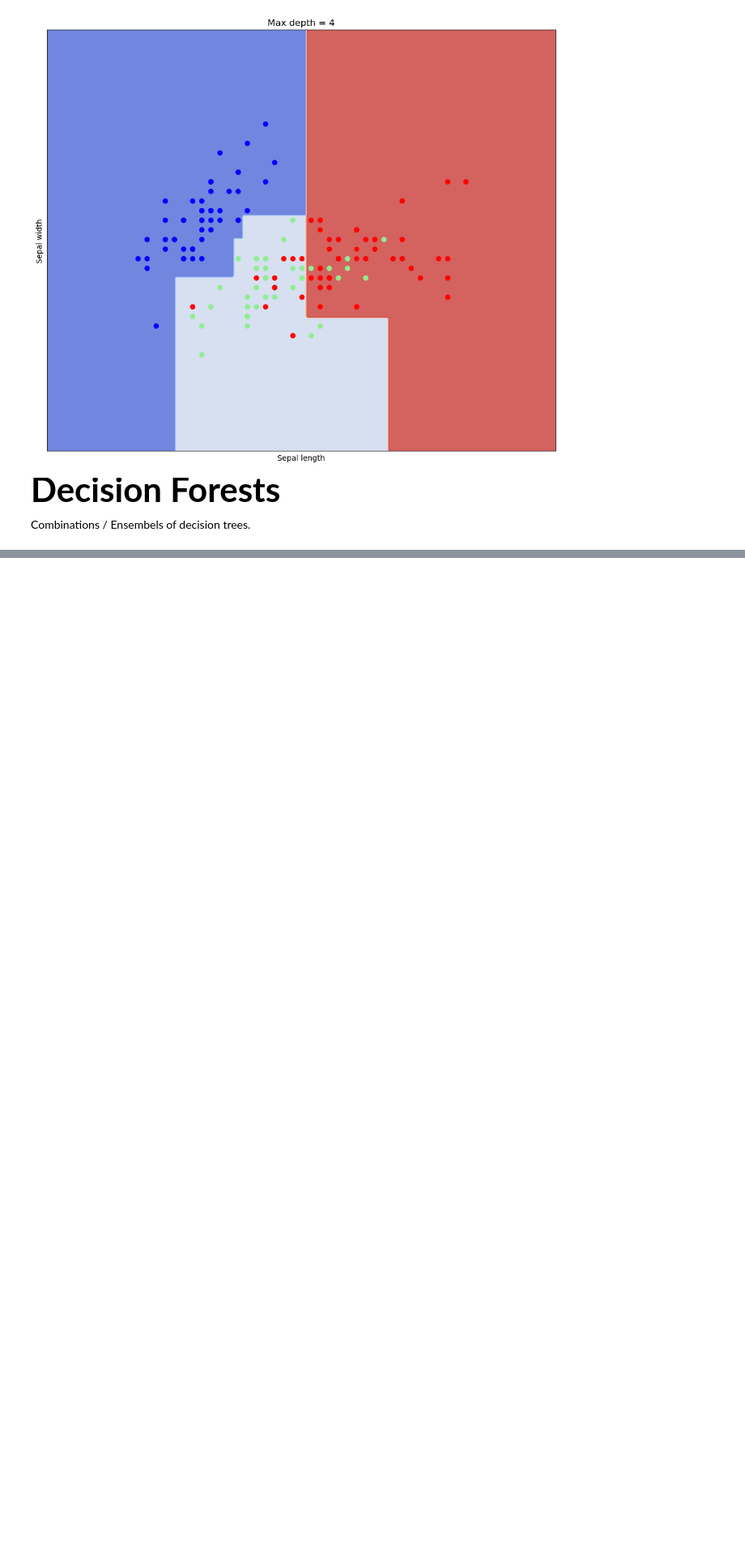
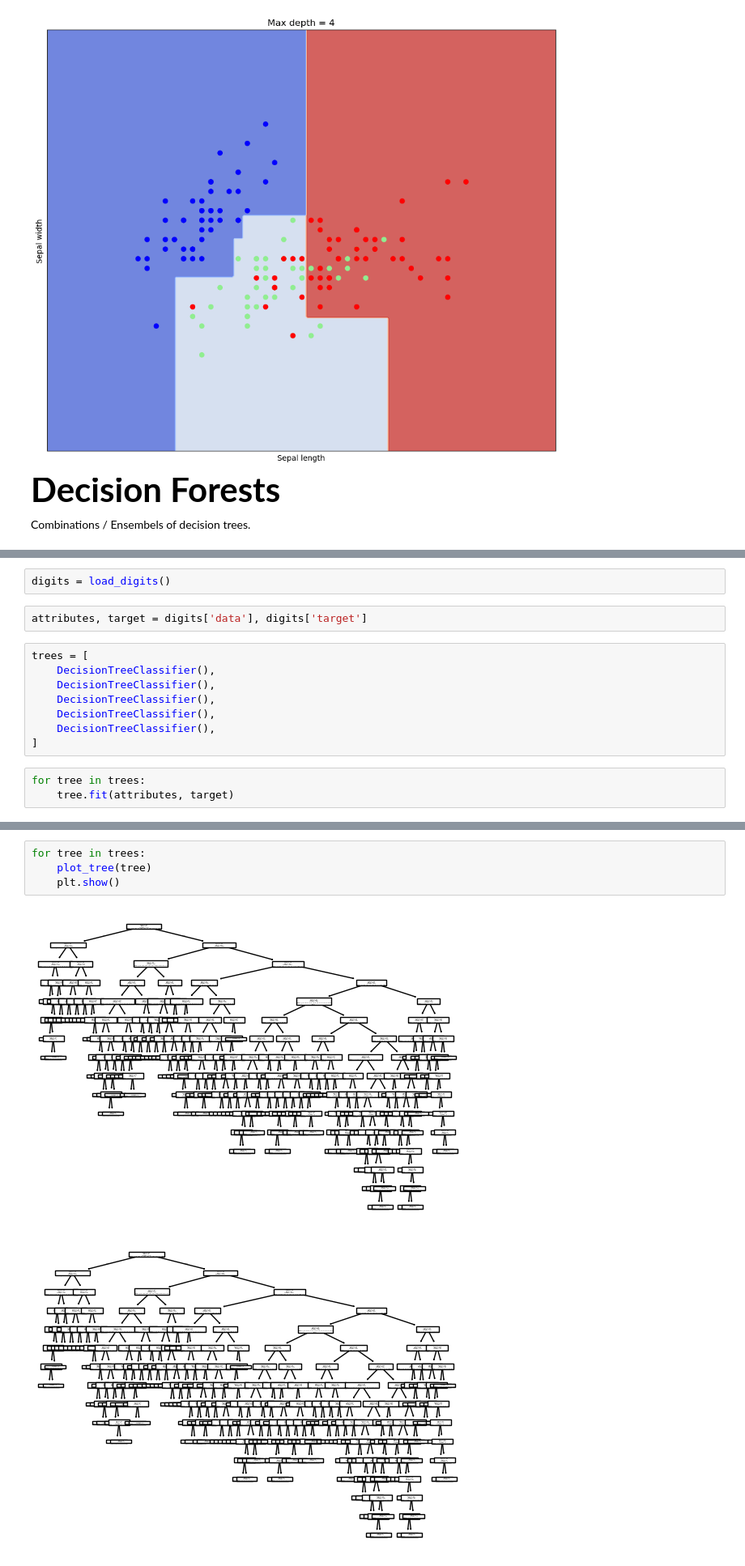
Before and after one commit to di-ton/Machine-Learning, a Jupyter notebook: Tree-and-Ensemble-Methods/tree_and_ensemble_methods.ipynb, the cells around one changed output, grey strips where cells are left out. Shown at 81% size. Saved outputs shown, nothing was run; the diff lists cells and outputs as text; blank space fills up the shorter version.

```diff
--- a/Tree-and-Ensemble-Methods/tree_and_ensemble_methods.ipynb
+++ b/Tree-and-Ensemble-Methods/tree_and_ensemble_methods.ipynb
@@ -303,0 +302,15 @@ Combinations / Ensembels of decision trees.
+# %%
+digits = load_digits()
+# %%
+attributes, target = digits['data'], digits['target']
+# %%
+trees = [
+    DecisionTreeClassifier(),
+    DecisionTreeClassifier(),
+    DecisionTreeClassifier(),
+    DecisionTreeClassifier(),
+    DecisionTreeClassifier(),
+]
+# %%
+for tree in trees:
+    tree.fit(attributes, target)
@@ -303,0 +321,7 @@ Combinations / Ensembels of decision trees.
+# %%
+for tree in trees:
+    plot_tree(tree)
+    plt.show()
+# %% [output]
+[figure, added]
+[figure, added]
```
Also changed, not shown: parts of 50 cells of this notebook.
